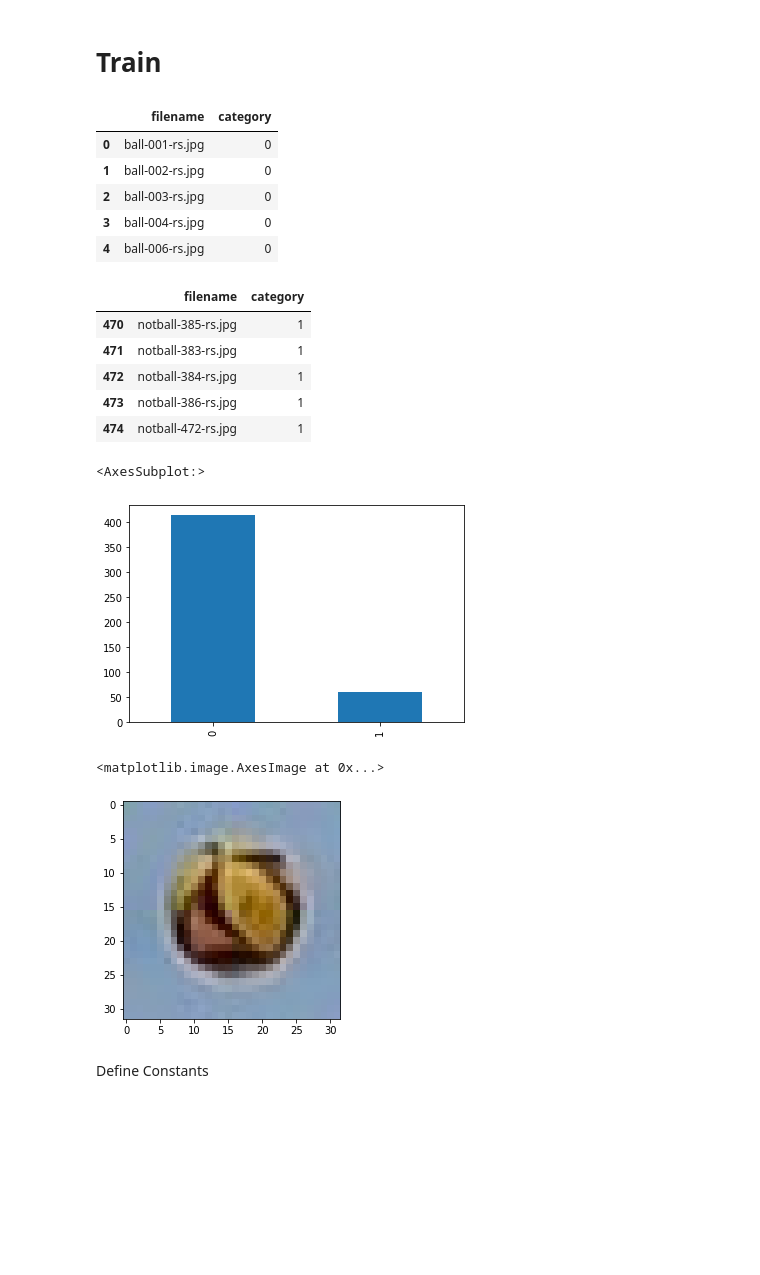
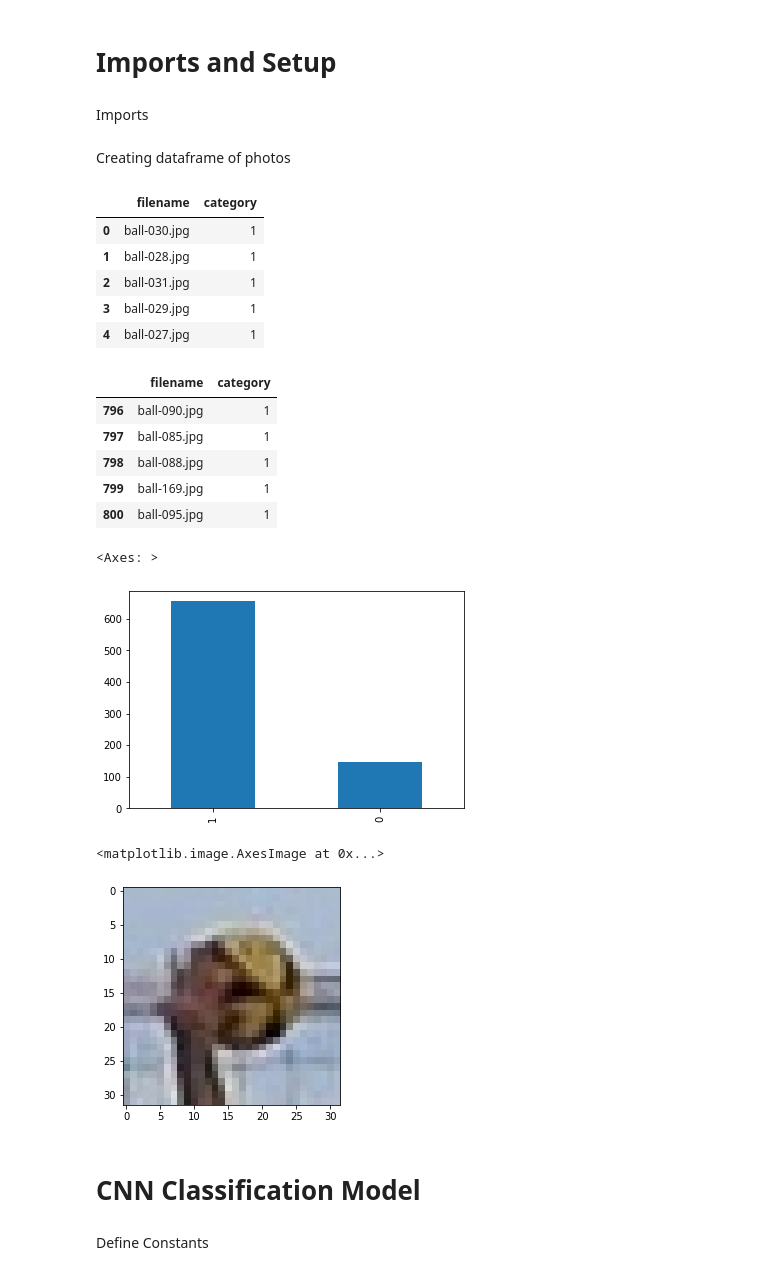
Before and after one commit to bwierzbo/volleyball-tracking, a Jupyter notebook: train.ipynb, the cells around one changed output. Cells and saved outputs as stored; diff of their text form; code cells hidden in the pictures; blank space fills up the shorter version.

Commit message:
Added more precise model created with larger data set

```diff
--- a/train.ipynb
+++ b/train.ipynb
@@ -104,5 +27,7 @@ no changes added to commit (use "git add" and/or "git commit -a")
-# %% [markdown]
-# Train
+# %% [markdown]
+# Imports and Setup
+# %% [markdown]
+Imports
 # %%
 # Disable warning
 import warnings
@@ -121,13 +46,15 @@ import matplotlib.pyplot as plt
 
 import random
 import os
+# %% [markdown]
+Creating dataframe of photos
 # %%
-filenames = os.listdir("../volleyball-tracking/data/coloroutpath/")
+filenames = os.listdir("../volleyball-tracking/data/colorpath/")
 categories = []
 
 for filename in filenames:
     category = filename.split('-')[0]
-    if category == 'notball':
+    if category == 'ball':
         categories.append(1)
     else:
         categories.append(0)
@@ -140,32 +67,34 @@ df = pd.DataFrame({
 df.head()
 # %% [output]
 |  | filename | category |
-| 0 | ball-001-rs.jpg | 0 |
-| 1 | ball-002-rs.jpg | 0 |
-| 2 | ball-003-rs.jpg | 0 |
-| 3 | ball-004-rs.jpg | 0 |
-| 4 | ball-006-rs.jpg | 0 |
+| 0 | ball-030.jpg | 1 |
+| 1 | ball-028.jpg | 1 |
+| 2 | ball-031.jpg | 1 |
+| 3 | ball-029.jpg | 1 |
+| 4 | ball-027.jpg | 1 |
 # %%
 df.tail()
 # %% [output]
 |  | filename | category |
-| 470 | notball-385-rs.jpg | 1 |
-| 471 | notball-383-rs.jpg | 1 |
-| 472 | notball-384-rs.jpg | 1 |
-| 473 | notball-386-rs.jpg | 1 |
-| 474 | notball-472-rs.jpg | 1 |
+| 796 | ball-090.jpg | 1 |
+| 797 | ball-085.jpg | 1 |
+| 798 | ball-088.jpg | 1 |
+| 799 | ball-169.jpg | 1 |
+| 800 | ball-095.jpg | 1 |
 # %%
 df['category'].value_counts().plot.bar()
 # %% [output]
-<AxesSubplot:>
+<Axes: >
-[figure, old version]
+[figure, new version]
 # %%
 sample = random.choice(filenames)
-image = load_img("../volleyball-tracking/data/coloroutpath/"+sample)
+image = load_img("../volleyball-tracking/data/colorpath/"+sample)
 plt.imshow(image)
 # %% [output]
 <matplotlib.image.AxesImage at 0x...>
-[figure, old version]
+[figure, new version]
+# %% [markdown]
+# CNN Classification Model
 # %% [markdown]
 Define Constants
 # %%
```
Also changed, not shown: parts of 34 cells of this notebook, 2 other files.
